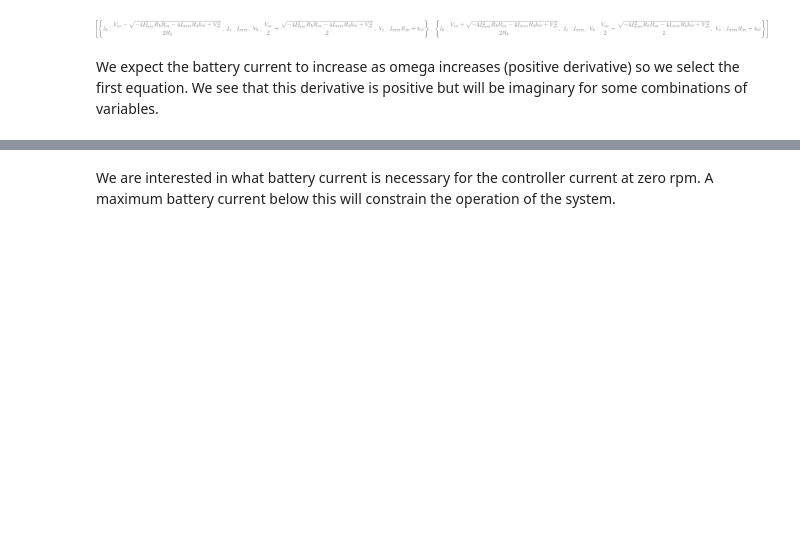
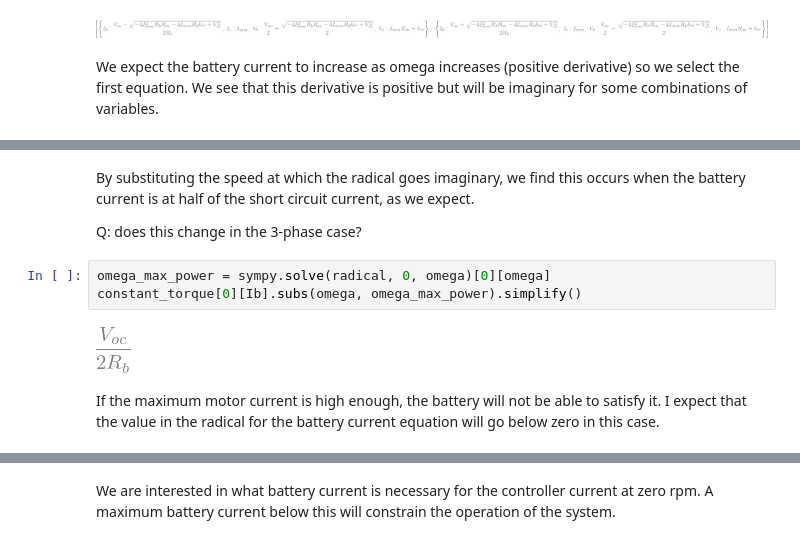
Before and after one commit to dsoto/ev-model-closed, a Jupyter notebook: torque-speed-symbolic.ipynb, the cells around one changed output, grey strips where cells are left out. Drawn from its saved outputs; the diff is of its cells as text; blank space fills up the shorter version.

```diff
--- a/torque-speed-symbolic.ipynb
+++ b/torque-speed-symbolic.ipynb
@@ -47,0 +72,12 @@ sympy.diff(phase_limit[0][Ib], omega)
+# %% [markdown]
+By substituting the speed at which the radical goes imaginary, we find this occurs when the battery current is at half of the short circuit current, as we expect.
+
+Q: does this change in the 3-phase case?
+# %%
+omega_max_power = sympy.solve(radical, 0, omega)[0][omega]
+constant_torque[0][Ib].subs(omega, omega_max_power).simplify()
+# %% [output]
+[figure, added]
+# %% [markdown]
+If the maximum motor current is high enough, the battery will not be able to satisfy it.
+I expect that the value in the radical for the battery current equation will go below zero in this case.
```
Also changed, not shown: parts of 47 cells of this notebook.
